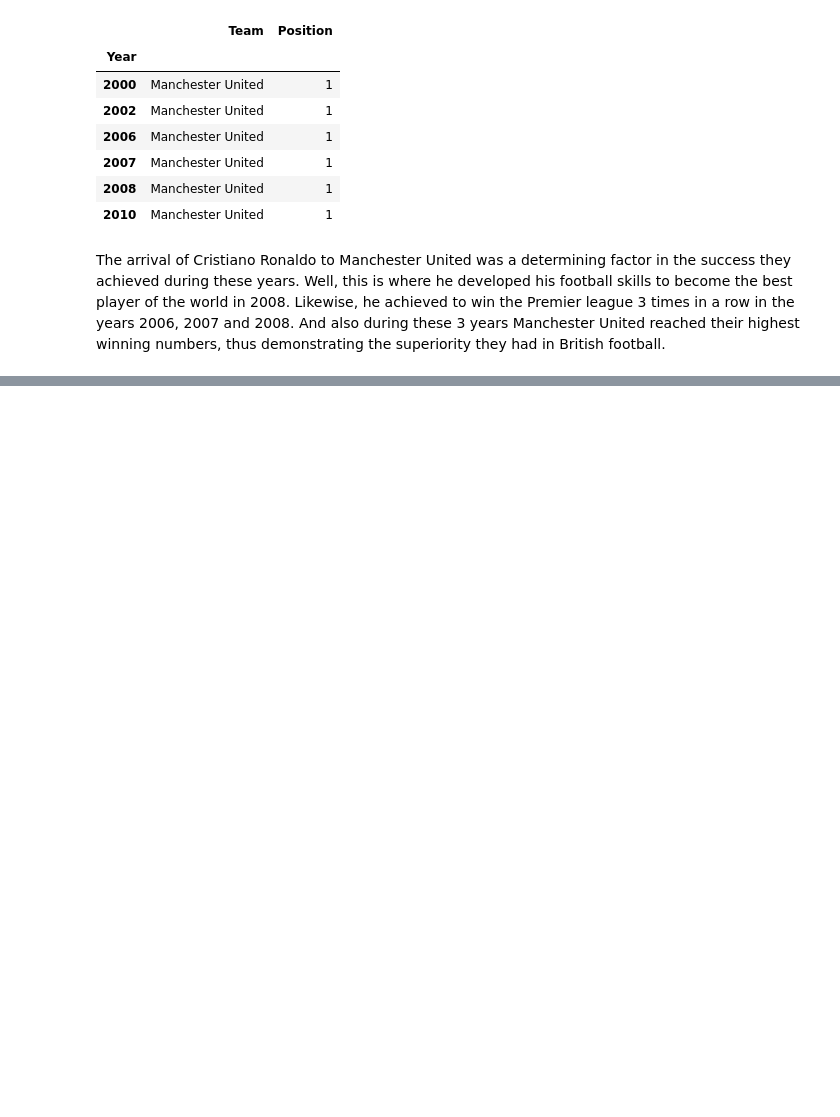
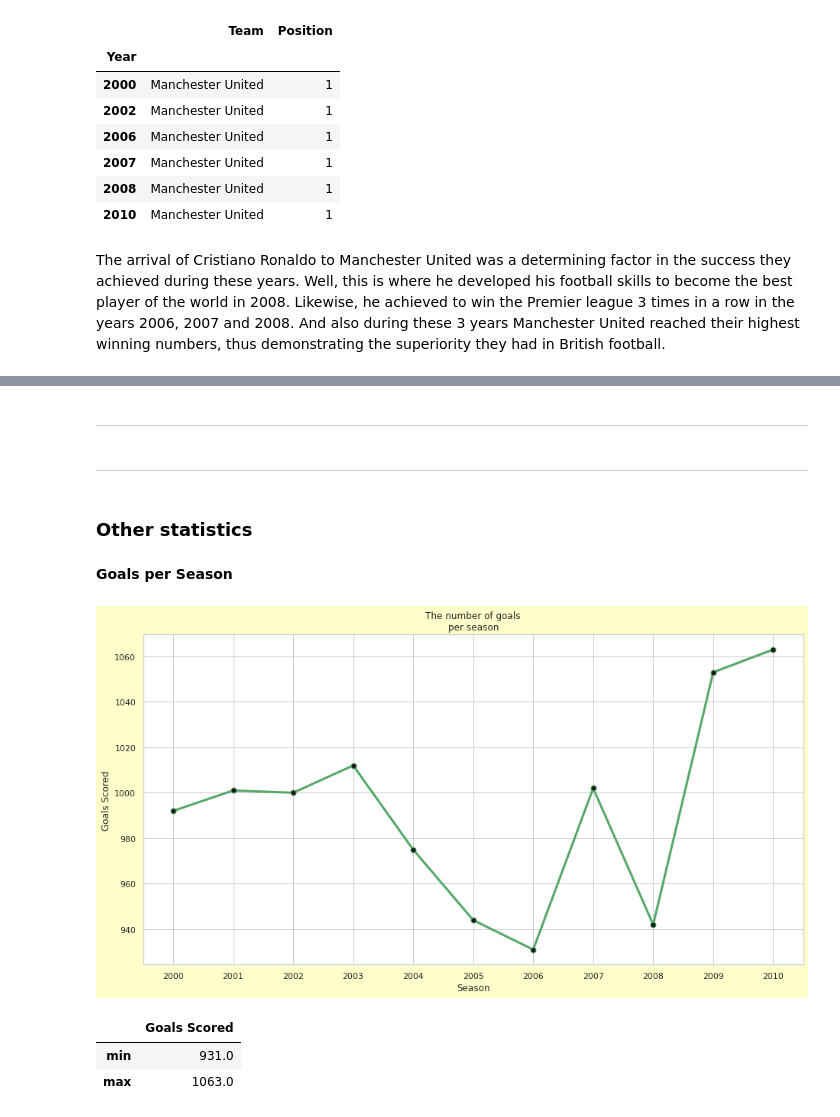
Before and after one commit to CarlosFOL/Premier_League, a Jupyter notebook: notebook.ipynb, the cells around one changed output, grey strips where cells are left out. Cells and saved outputs as stored; diff of their text form; code cells hidden in the pictures; blank space fills up the shorter version.

Commit message:
Agonizing Seasons

```diff
--- a/notebook.ipynb
+++ b/notebook.ipynb
@@ -205,0 +242,31 @@ df_goals
+# %% [markdown]
+---
+# %% [markdown]
+---
+# %% [markdown]
+### Other statistics
+# %% [markdown]
+**Goals per Season**
+# %%
+#The most scorer season
+df_season = df_decade1.groupby('Year').agg({'Goals Scored': 'sum'})
+df_season.index = list(map(str, df_season.index))
+#Canvas
+fig = plt.figure()
+#Axes
+ax = fig.add_axes([0, 0, 2, 1.5])
+#Line plot
+ax.plot(df_season.index, df_season['Goals Scored'], marker='o', linestyle='-', color='g',
+linewidth=3, markerfacecolor='k', markersize=7)
+ax.set(xlabel='Season', ylabel='Goals Scored', title='The number of goals\nper season')
+fig.set_facecolor('#FFFFCB')
+fig.show()
+# %% [output]
+[figure, added]
+# %%
+statistics = df_season.describe().loc[['min', 'max']]
+statistics
+# %% [output]
+|  | Goals Scored |
+| min | 931.0 |
+| max | 1063.0 |
```
Also changed, not shown: parts of 17 cells of this notebook.
